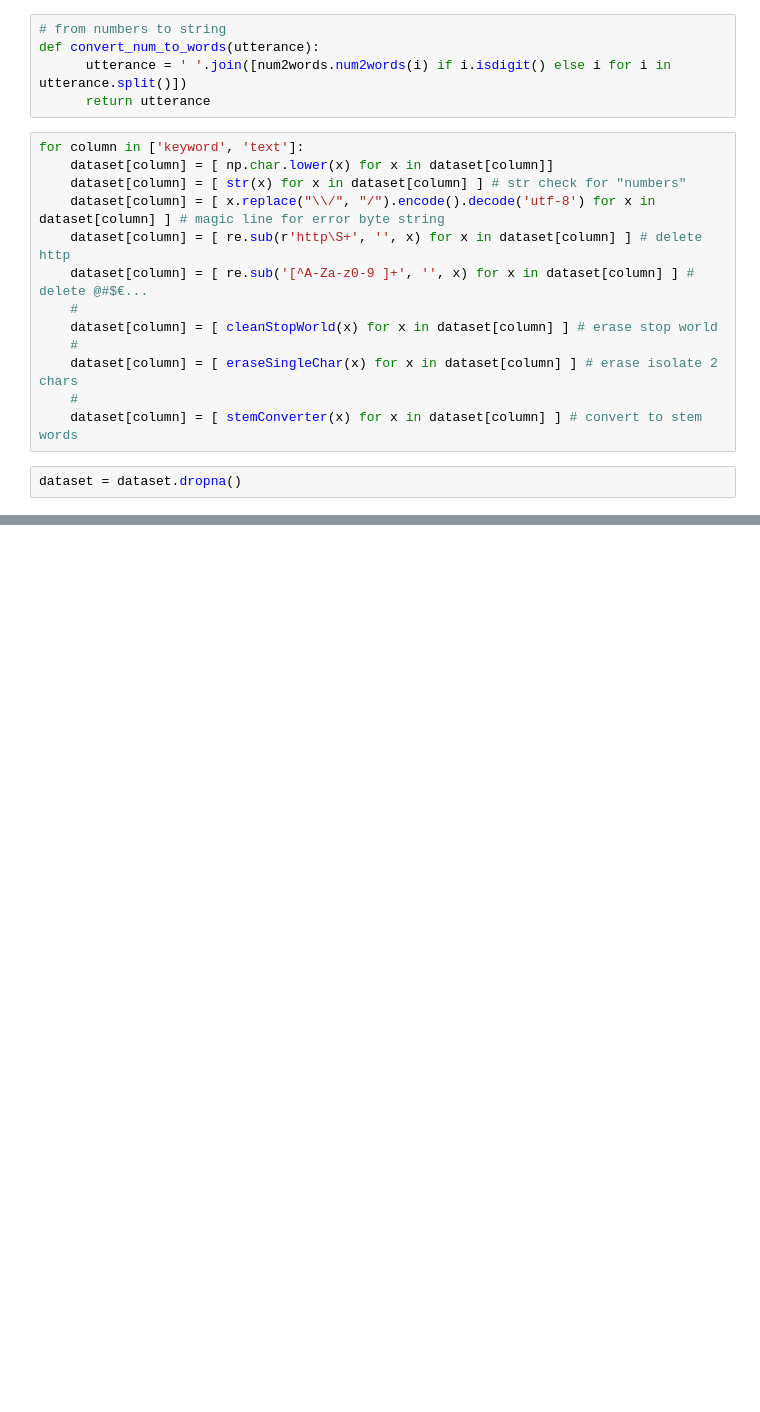
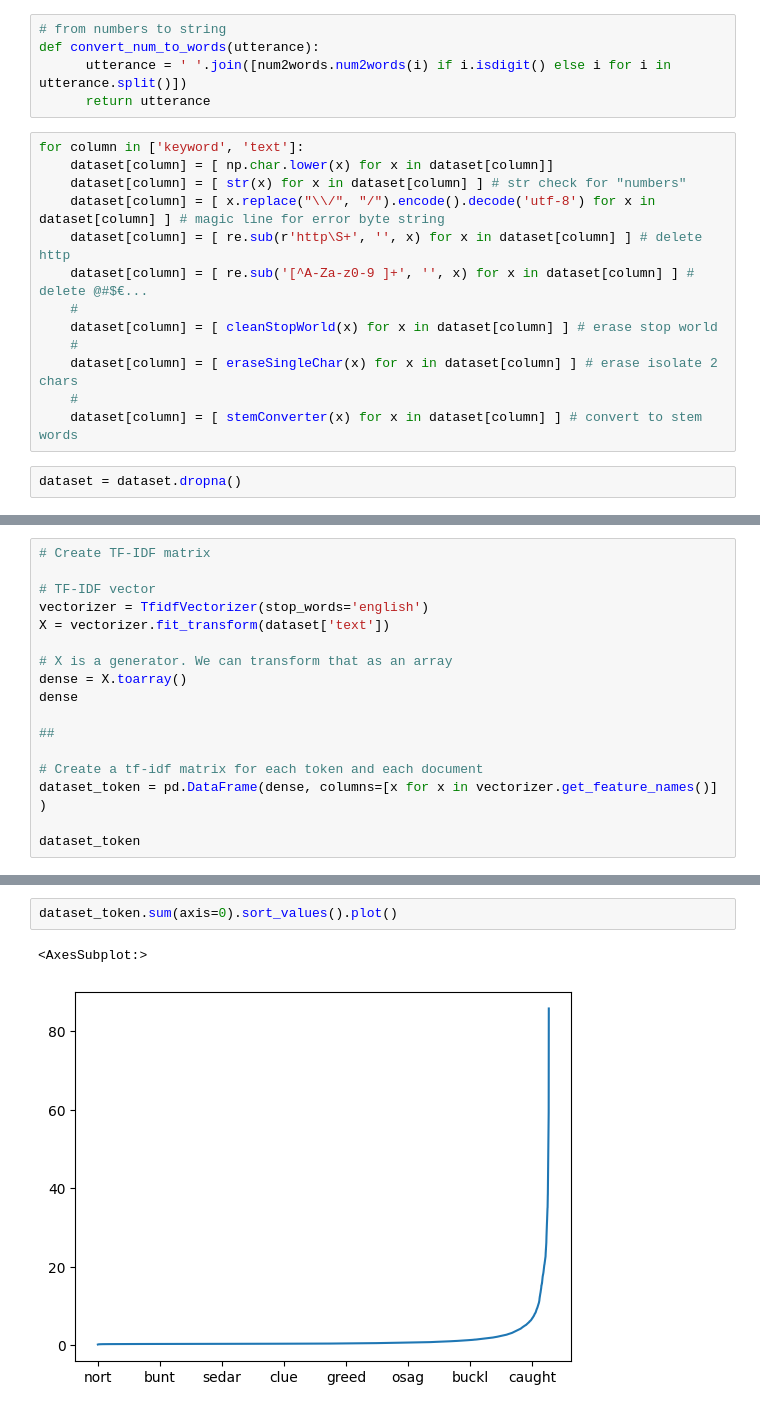
Before and after one commit to g0thier/Bloc-4, a Jupyter notebook: 01_import_dataset.ipynb, the cells around one changed output, grey strips where cells are left out. Drawn from its saved outputs; the diff is of its cells as text; blank space fills up the shorter version.

```diff
--- a/01_import_dataset.ipynb
+++ b/01_import_dataset.ipynb
@@ -120 +126,18 @@ dataset
 7552 rows × 3 columns
+# %%
+# Create TF-IDF matrix
+
+# TF-IDF vector
+vectorizer = TfidfVectorizer(stop_words='english')
+X = vectorizer.fit_transform(dataset['text'])
+
+# X is a generator. We can transform that as an array
+dense = X.toarray()
+dense
+
+##
+
+# Create a tf-idf matrix for each token and each document
+dataset_token = pd.DataFrame(dense, columns=[x for x in vectorizer.get_feature_names()] )
+
+dataset_token
@@ -120,0 +158,5 @@ dataset
+# %%
+dataset_token.sum(axis=0).sort_values().plot()
+# %% [output]
+<AxesSubplot:>
+[figure, added]
```
Also changed, not shown: parts of 8 cells of this notebook.
